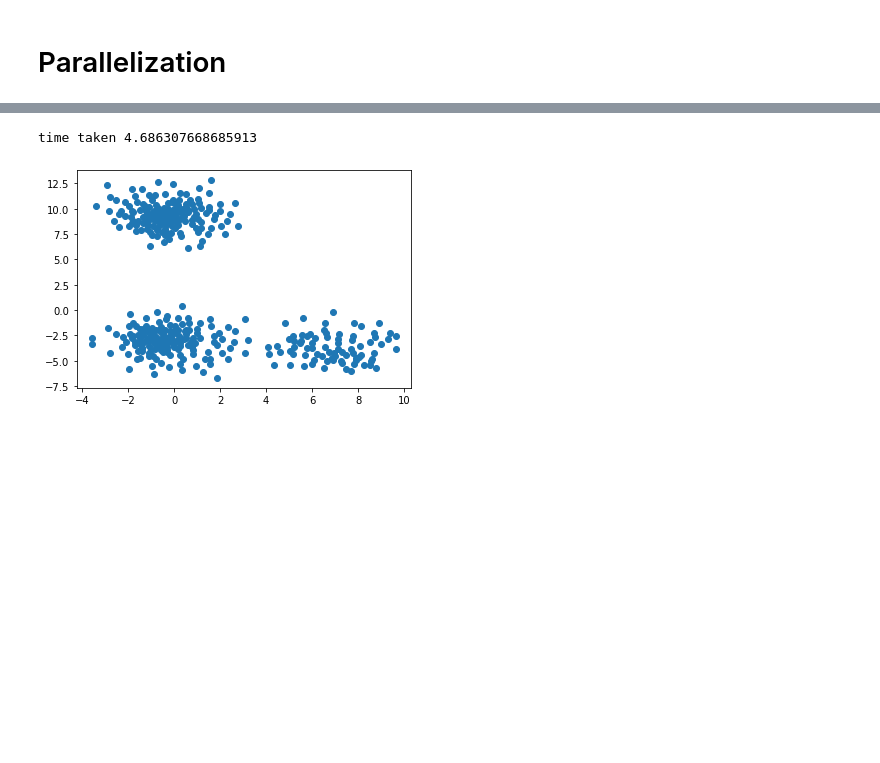
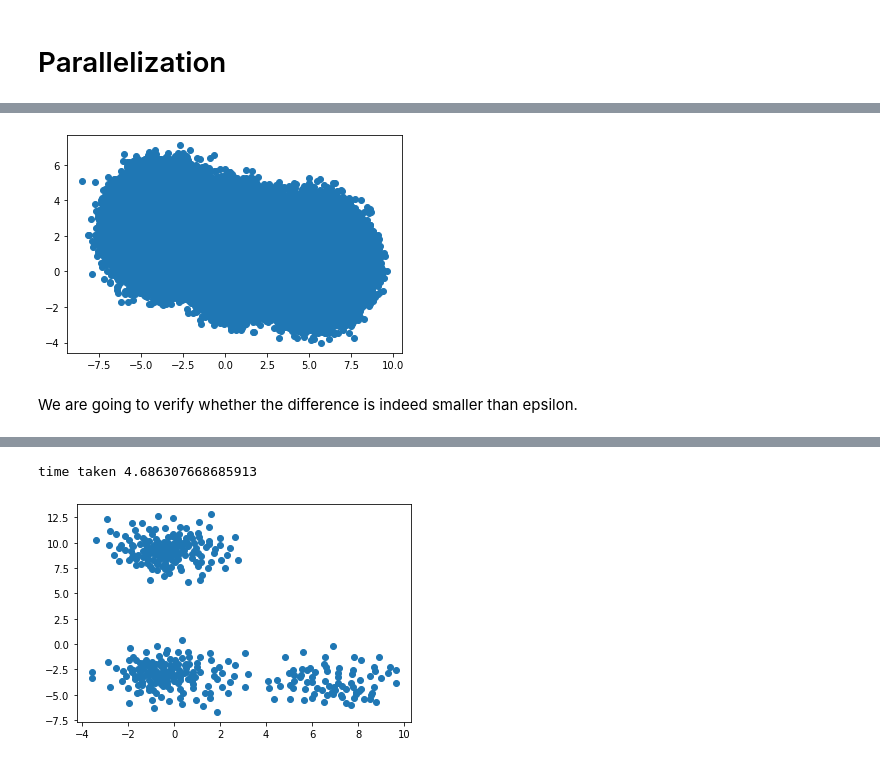
Before and after one commit to jeroenvanriel/parallel-algos, a Jupyter notebook: Part 2/Coresets.ipynb, the cells around one changed output, grey strips where cells are left out. Drawn from its saved outputs; the diff is of its cells as text; code cells hidden in the pictures; blank space fills up the shorter version.

```diff
--- a/Part 2/Coresets.ipynb
+++ b/Part 2/Coresets.ipynb
@@ -225,0 +229,8 @@ def CoresetMPC(X, k, eps):
+# %%
+k = 3
+eps = 0.2
+
+# sample points from one random data set
+data = list(make_blobs(n_samples=2500000)[0]) # 3 centers
+sample_sizes = [1000,5000,10000,50000,100000,250000,500000,750000,1000000,2500000]
+subdata = [random.sample(data, size) for size in sample_sizes]
@@ -225,0 +240,6 @@ def CoresetMPC(X, k, eps):
+# %%
+plot(subdata[-1])
+# %% [output]
+[figure, added]
+# %% [markdown]
+We are going to verify whether the difference is indeed smaller than epsilon.
```
Also changed, not shown: parts of 24 cells of this notebook.
